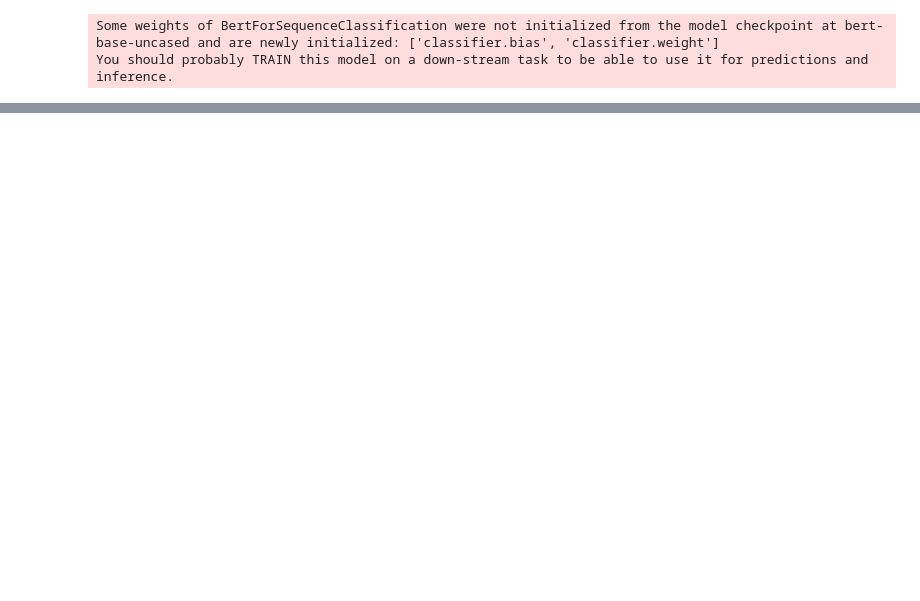
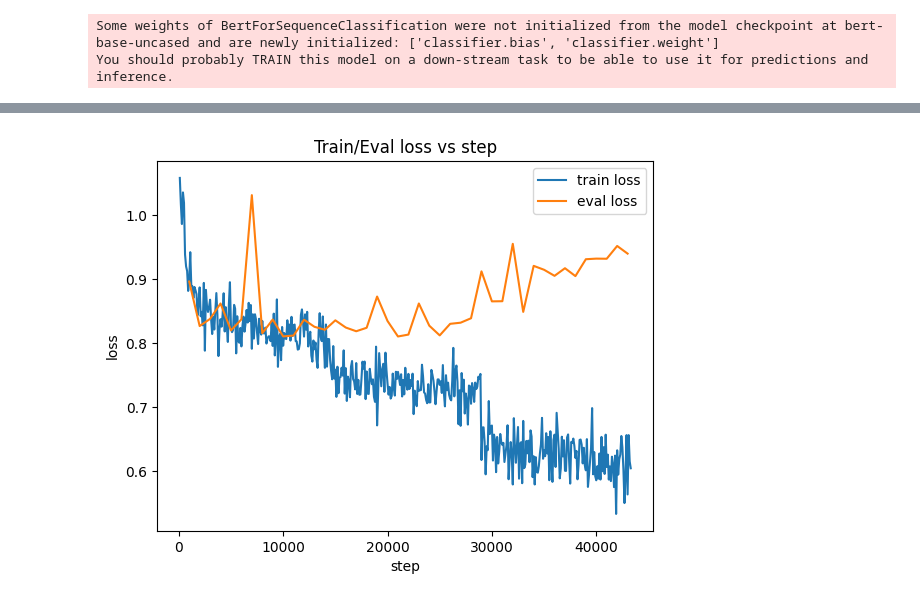
Before and after one commit to MarcoColan01/nlp.project-Colangelo-2526, a Jupyter notebook: notebooks/3_teacher_finetune_headtail.ipynb, the cells around one changed output, grey strips where cells are left out. Cells and saved outputs as stored; diff of their text form; code cells hidden in the pictures; blank space fills up the shorter version.

```diff
--- a/notebooks/3_teacher_finetune_headtail.ipynb
+++ b/notebooks/3_teacher_finetune_headtail.ipynb
@@ -155,0 +246,26 @@ KeyboardInterrupt:
+# %%
+import matplotlib.pyplot as plt
+
+log_history = trainer.state.log_history
+
+train_steps, train_loss = [], []
+eval_steps, eval_loss = [], []
+
+for row in log_history:
+    if "loss" in row and "eval_loss" not in row:   # training log
+        train_steps.append(row.get("step", None))
+        train_loss.append(row["loss"])
+    if "eval_loss" in row:                         # evaluation log
+        eval_steps.append(row.get("step", None))
+        eval_loss.append(row["eval_loss"])
+
+plt.figure()
+plt.plot(train_steps, train_loss, label="train loss")
+plt.plot(eval_steps, eval_loss, label="eval loss")
+plt.xlabel("step")
+plt.ylabel("loss")
+plt.title("Train/Eval loss vs step")
+plt.legend()
+plt.show()
+# %% [output]
+[figure, added]
```
Also changed, not shown: parts of 10 cells of this notebook, 3 other files.
